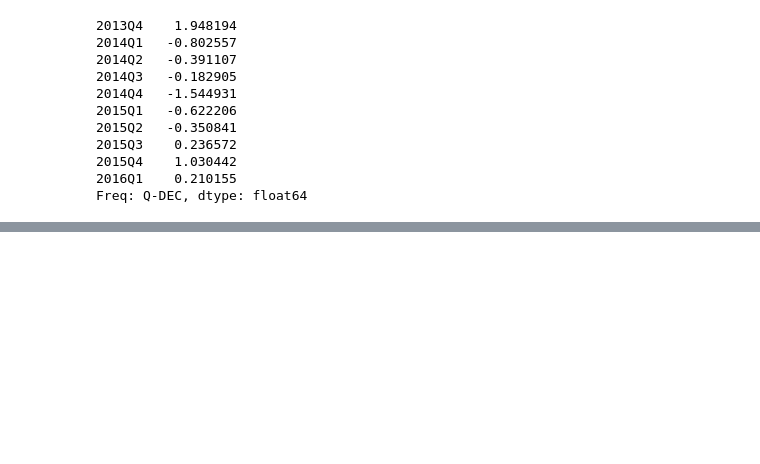
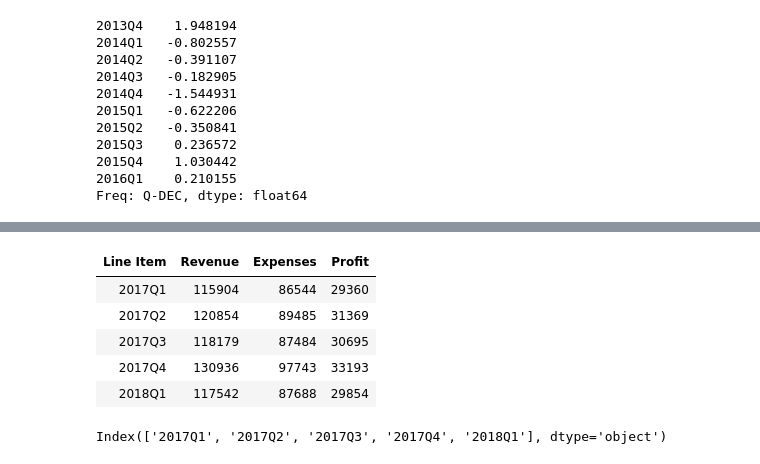
Before and after one commit to vishaldubey180/Pandas-, a Jupyter notebook: 19_pandas/Time series analysis 5.ipynb, the cells around one changed output, grey strips where cells are left out. Saved outputs shown, nothing was run; the diff lists cells and outputs as text; code cells hidden in the pictures; blank space fills up the shorter version.

```diff
--- a/19_pandas/Time series analysis 5.ipynb
+++ b/19_pandas/Time series analysis 5.ipynb
@@ -328,0 +356,13 @@ Freq: Q-DEC, dtype: float64
+# %%
+df
+# %% [output]
+| Line Item | Revenue | Expenses | Profit |
+| 2017Q1 | 115904 | 86544 | 29360 |
+| 2017Q2 | 120854 | 89485 | 31369 |
+| 2017Q3 | 118179 | 87484 | 30695 |
+| 2017Q4 | 130936 | 97743 | 33193 |
+| 2018Q1 | 117542 | 87688 | 29854 |
+# %%
+df.index
+# %% [output]
+Index(['2017Q1', '2017Q2', '2017Q3', '2017Q4', '2018Q1'], dtype='object')
```
Also changed, not shown: parts of 17 cells of this notebook.
